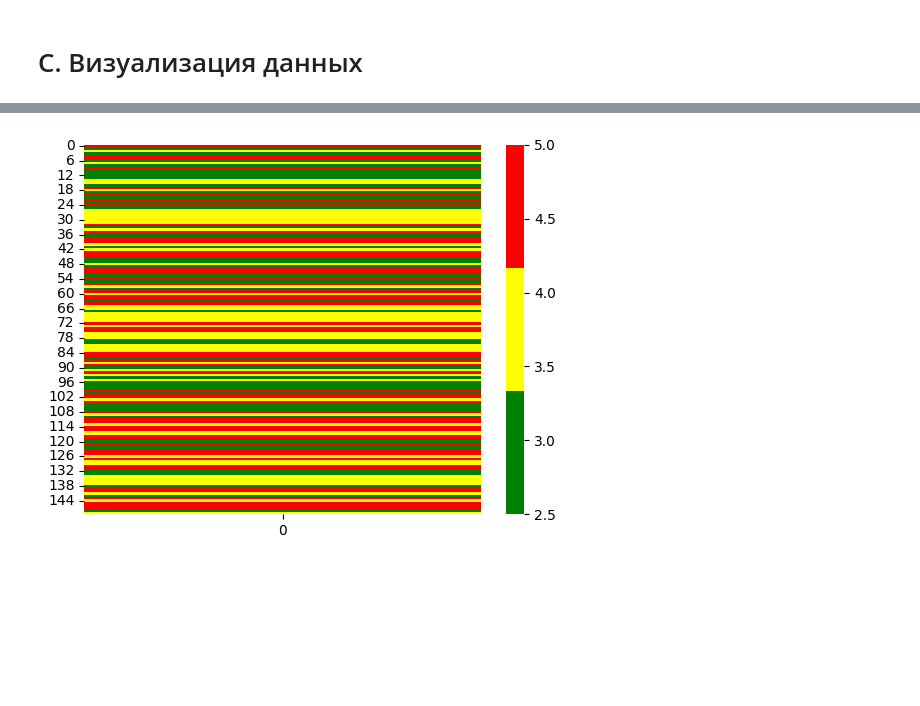
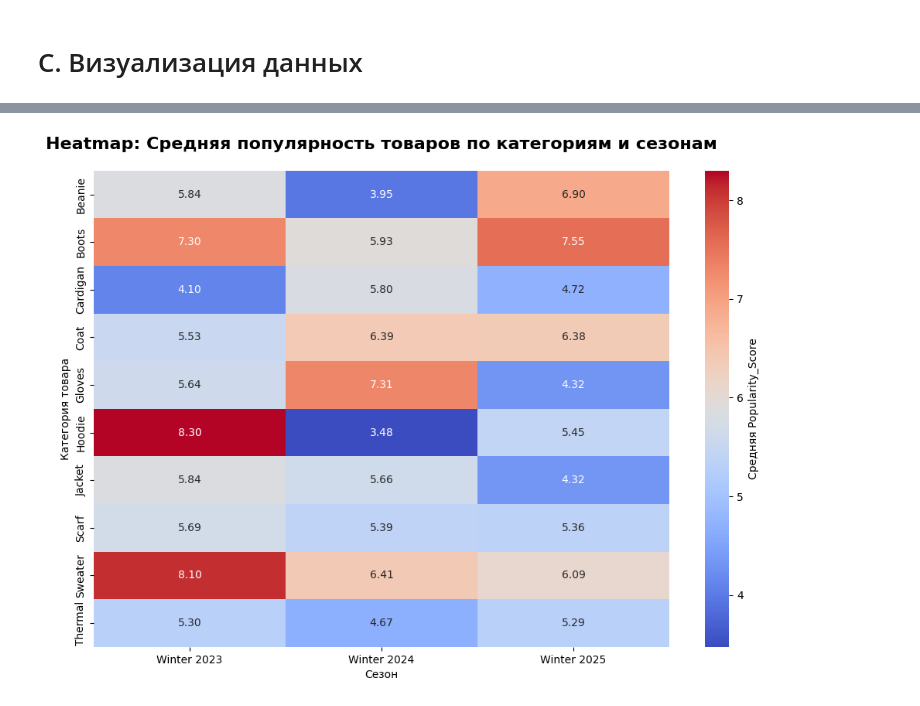
Before and after one commit to Typer61/ORDII-Project, a Jupyter notebook: Анализ_модных_трендов_зимы.ipynb, the cells around one changed output, grey strips where cells are left out. Cells and saved outputs as stored; diff of their text form; code cells hidden in the pictures; blank space fills up the shorter version.

```diff
--- a/Анализ_модных_трендов_зимы.ipynb
+++ b/Анализ_модных_трендов_зимы.ipynb
@@ -130,7 +135,22 @@ plt.show()
-# %%
-#heatmap корреляция отзывов
-hp = df['Customer_Rating']
-sns.heatmap(hp.array[:, np.newaxis], cmap=ListedColormap(['green', 'yellow', 'red']))
-plt.show()
-# %% [output]
-[figure, removed]
+# %%
+#heatmap корреляция отзывов
+heatmap_data = df.pivot_table(
+    values='Popularity_Score',
+    index='Category',
+    columns='Season',
+    aggfunc='mean',
+    fill_value=0)
+plt.figure(figsize=(12, 8))
+ax = sns.heatmap(
+    heatmap_data,
+    annot=True,
+    fmt='.2f',
+    cmap='coolwarm',
+    linecolor='gray',
+    cbar_kws={'label': 'Средняя Popularity_Score'})
+plt.title('Heatmap: Средняя популярность товаров по категориям и сезонам', fontsize=16, fontweight='bold', pad=20)
+plt.xlabel('Сезон')
+plt.ylabel('Категория товара')
+plt.show()
+# %% [output]
+[figure, added]
```
Also changed, not shown: parts of 4 cells of this notebook.
